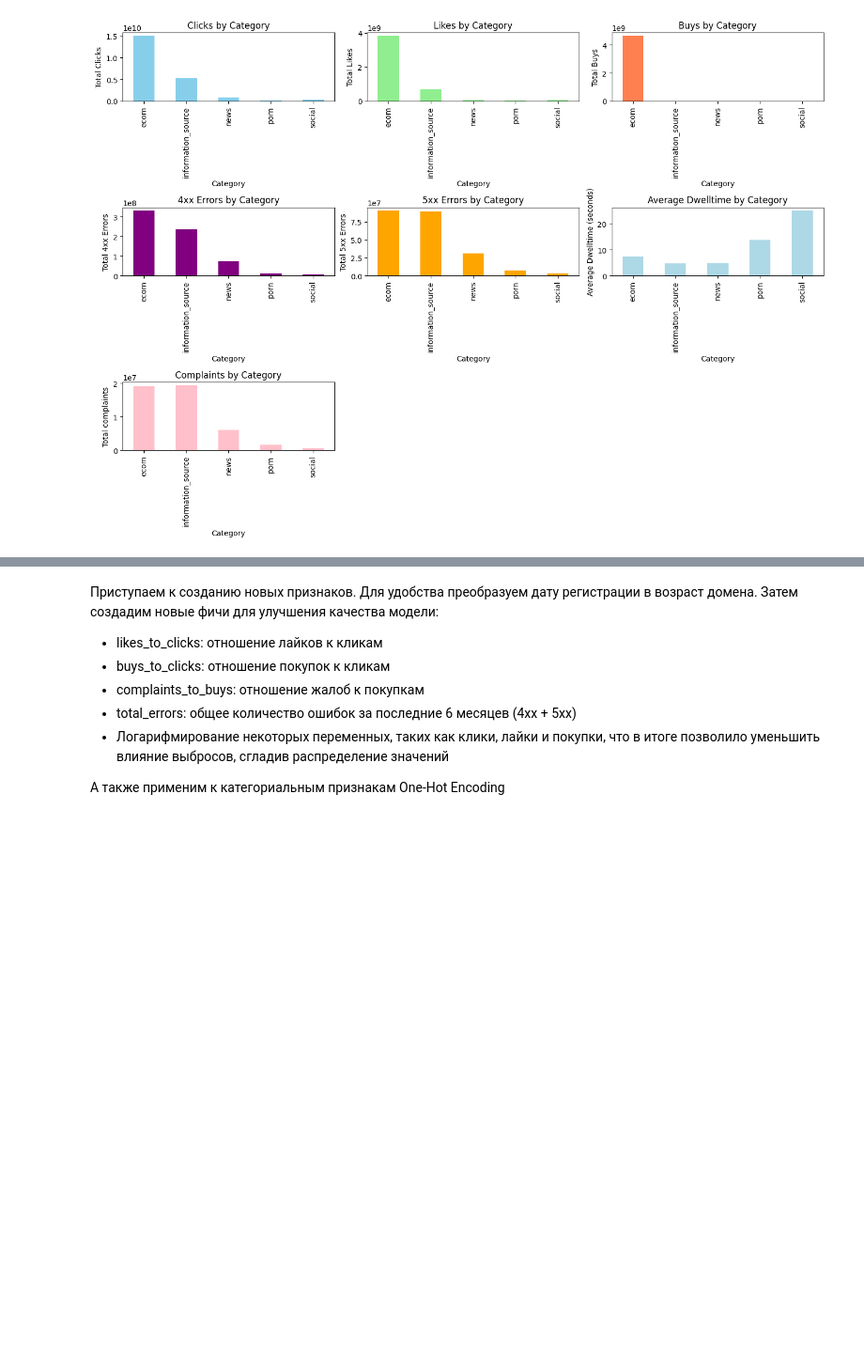
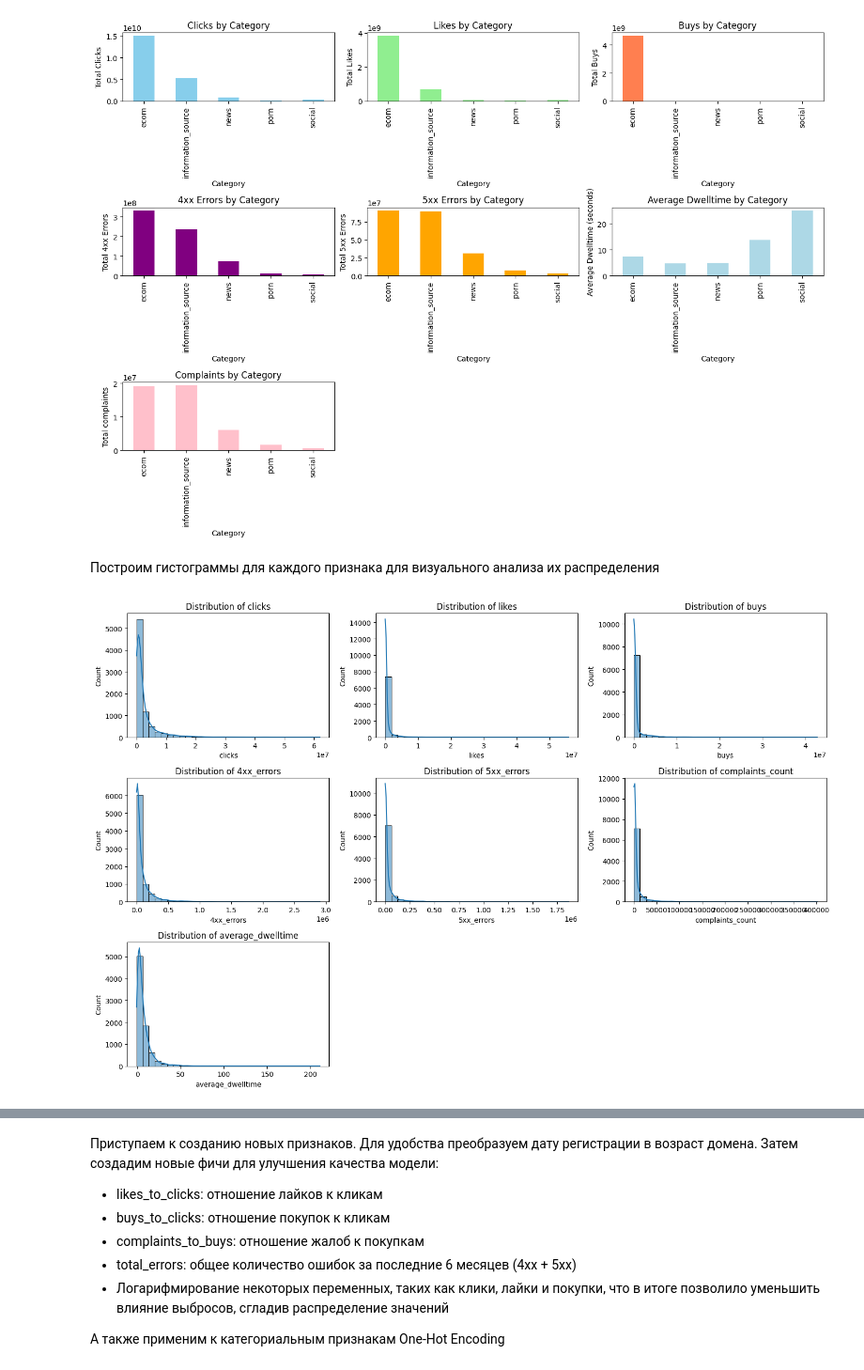
Before and after one commit to Imariiii/ML, a Jupyter notebook: lab2/lab1_kaggle.ipynb, the cells around one changed output, grey strips where cells are left out. Shown at 94% size. Drawn from its saved outputs; the diff is of its cells as text; code cells hidden in the pictures; blank space fills up the shorter version.

```diff
--- a/lab2/lab1_kaggle.ipynb
+++ b/lab2/lab1_kaggle.ipynb
@@ -99,3 +99,19 @@ plt.tight_layout()
 plt.show()
 # %% [output]
 [figure]
+# %% [markdown]
+Построим гистограммы для каждого признака для визуального анализа их распределения
+# %%
+df['date_of_registration'] = pd.to_datetime(df['date_of_registration'])
+
+features = ['clicks', 'likes', 'buys', '4xx_errors', '5xx_errors', 'complaints_count', 'average_dwelltime']
+
+plt.figure(figsize=(15, 10))
+for i, feature in enumerate(features):
+    plt.subplot(3, 3, i+1)
+    sns.histplot(df[feature], bins=30, kde=True)
+    plt.title(f'Distribution of {feature}')
+plt.tight_layout()
+plt.show()
+# %% [output]
+[figure, added]
```
Also changed, not shown: parts of 11 cells of this notebook.
